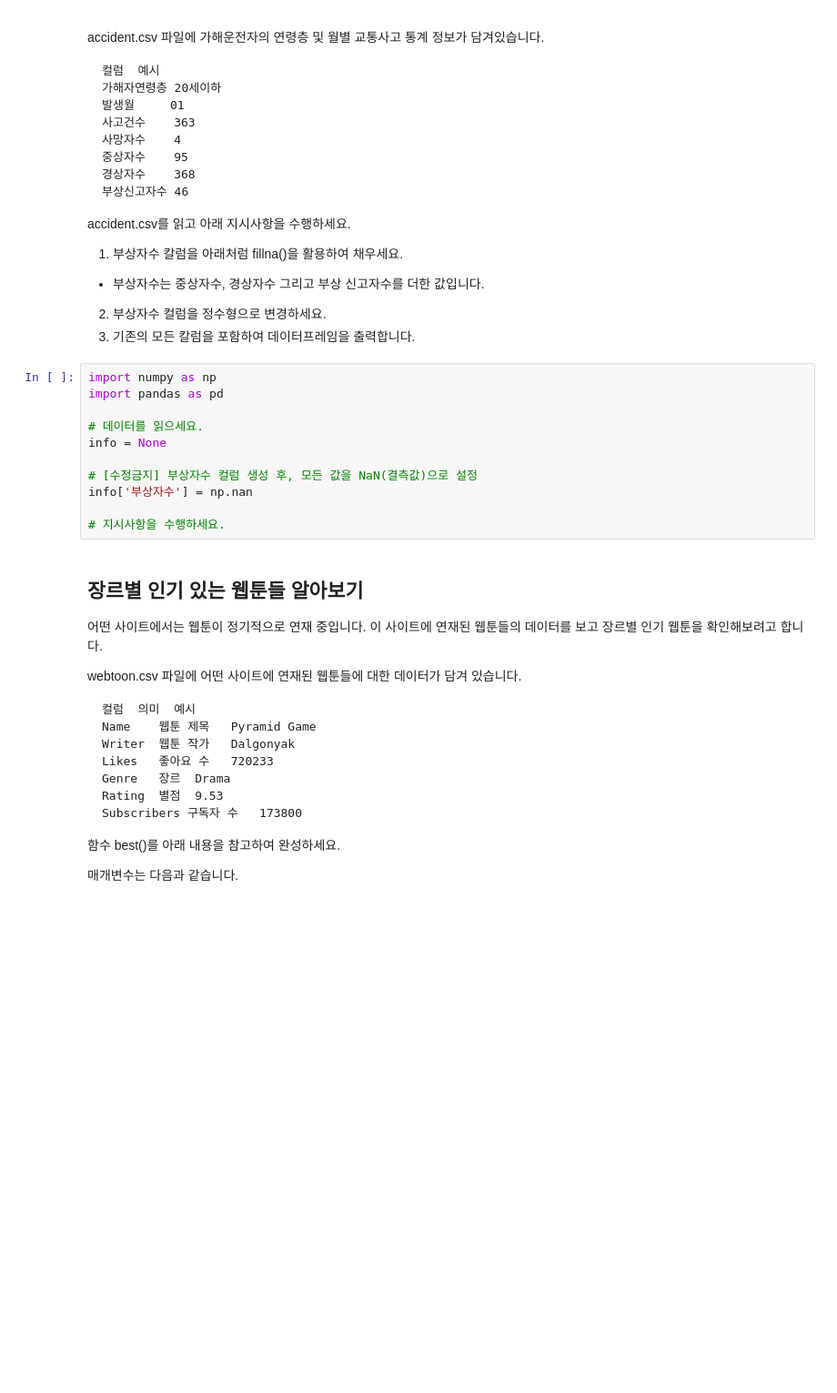
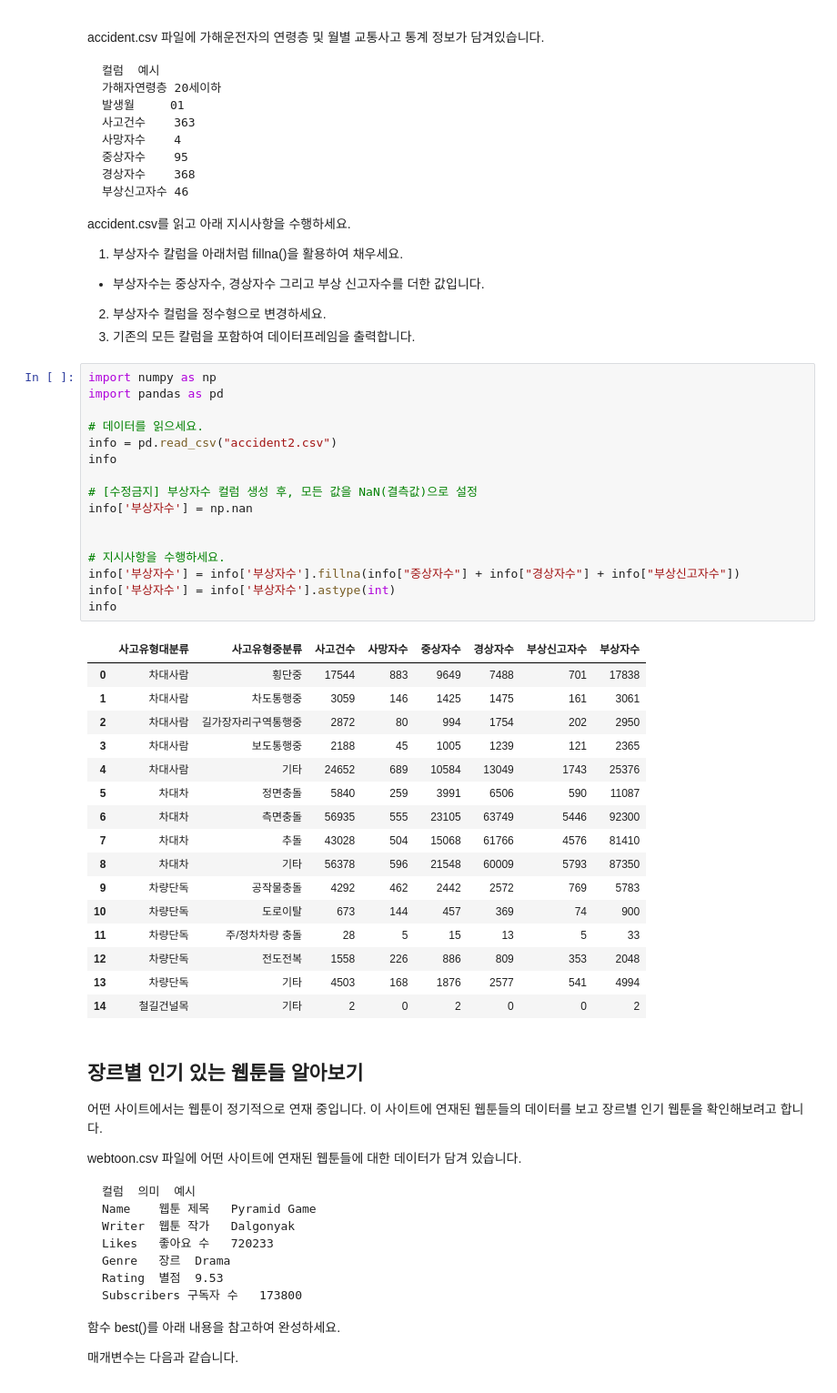
Before and after one commit to alsry2325/sesac_mingyo, a Jupyter notebook: 파이썬_pandas_심화실습문제/[새싹][데이터 분석] Pandas 심화 실습.ipynb, the cells around one changed output. Shown at 91% size. Saved outputs shown, nothing was run; the diff lists cells and outputs as text; blank space fills up the shorter version.

```diff
--- a/파이썬_pandas_심화실습문제/[새싹][데이터 분석] Pandas 심화 실습.ipynb
+++ b/파이썬_pandas_심화실습문제/[새싹][데이터 분석] Pandas 심화 실습.ipynb
@@ -376,14 +446,36 @@ accident.csv를 읽고 아래 지시사항을 수행하세요.
 # %%
 import numpy as np
 import pandas as pd
 
 # 데이터를 읽으세요.
-info = None
+info = pd.read_csv("accident2.csv")
+info
 
 # [수정금지] 부상자수 컬럼 생성 후, 모든 값을 NaN(결측값)으로 설정
 info['부상자수'] = np.nan
 
+
 # 지시사항을 수행하세요.
+info['부상자수'] = info['부상자수'].fillna(info["중상자수"] + info["경상자수"] + info["부상신고자수"])
+info['부상자수'] = info['부상자수'].astype(int)
+info
+# %% [output]
+|  | 사고유형대분류 | 사고유형중분류 | 사고건수 | 사망자수 | 중상자수 | 경상자수 | 부상신고자수 | 부상자수 |
+| 0 | 차대사람 | 횡단중 | 17544 | 883 | 9649 | 7488 | 701 | 17838 |
+| 1 | 차대사람 | 차도통행중 | 3059 | 146 | 1425 | 1475 | 161 | 3061 |
+| 2 | 차대사람 | 길가장자리구역통행중 | 2872 | 80 | 994 | 1754 | 202 | 2950 |
+| 3 | 차대사람 | 보도통행중 | 2188 | 45 | 1005 | 1239 | 121 | 2365 |
+| 4 | 차대사람 | 기타 | 24652 | 689 | 10584 | 13049 | 1743 | 25376 |
+| 5 | 차대차 | 정면충돌 | 5840 | 259 | 3991 | 6506 | 590 | 11087 |
+| 6 | 차대차 | 측면충돌 | 56935 | 555 | 23105 | 63749 | 5446 | 92300 |
+| 7 | 차대차 | 추돌 | 43028 | 504 | 15068 | 61766 | 4576 | 81410 |
+| 8 | 차대차 | 기타 | 56378 | 596 | 21548 | 60009 | 5793 | 87350 |
+| 9 | 차량단독 | 공작물충돌 | 4292 | 462 | 2442 | 2572 | 769 | 5783 |
+| 10 | 차량단독 | 도로이탈 | 673 | 144 | 457 | 369 | 74 | 900 |
+| 11 | 차량단독 | 주/정차차량 충돌 | 28 | 5 | 15 | 13 | 5 | 33 |
+| 12 | 차량단독 | 전도전복 | 1558 | 226 | 886 | 809 | 353 | 2048 |
+| 13 | 차량단독 | 기타 | 4503 | 168 | 1876 | 2577 | 541 | 4994 |
+| 14 | 철길건널목 | 기타 | 2 | 0 | 2 | 0 | 0 | 2 |
 # %% [markdown]
 ## 장르별 인기 있는 웹툰들 알아보기
 
```
Also changed, not shown: parts of 8 cells of this notebook, 4 other files.
